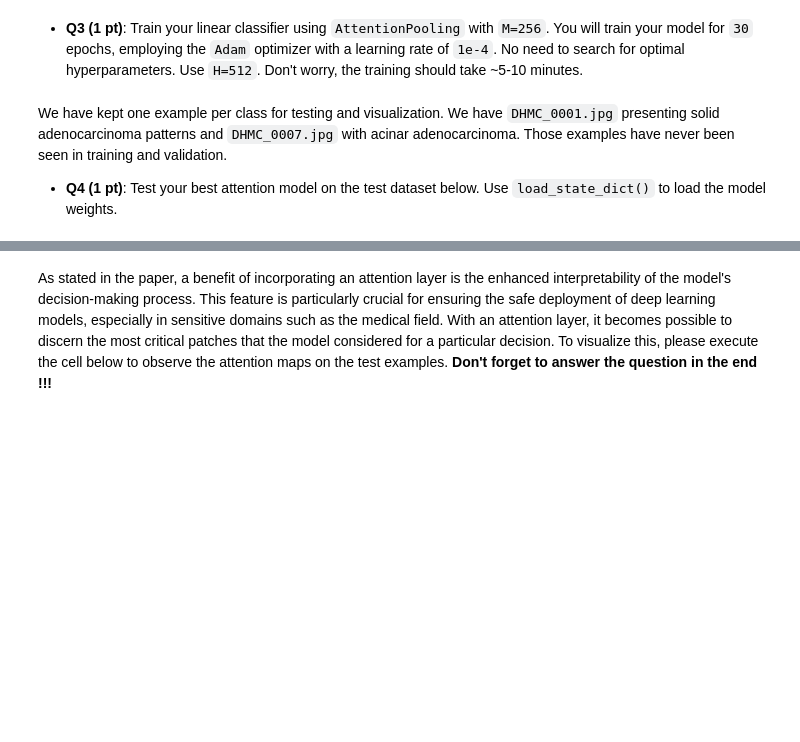
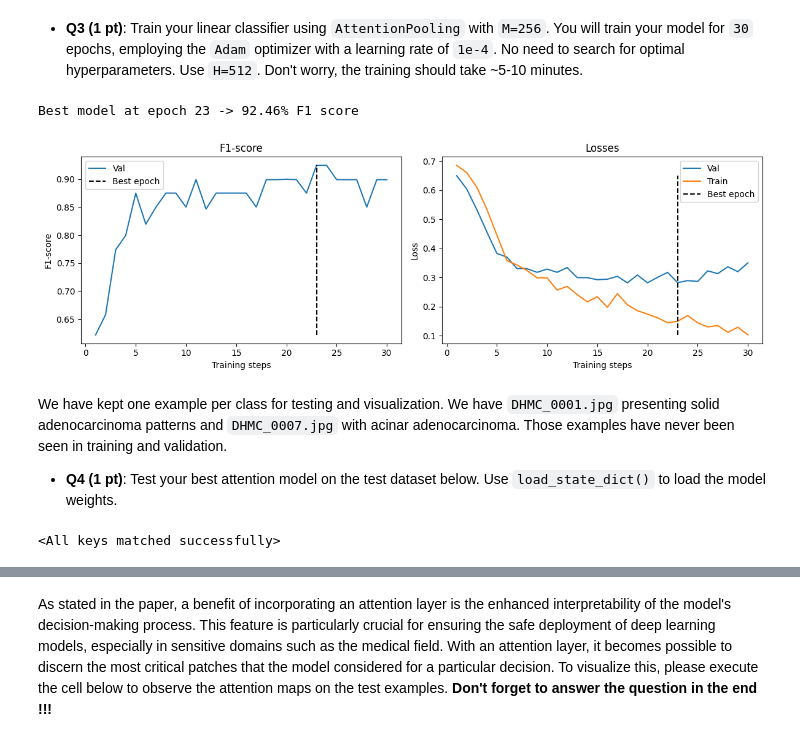
Before and after one commit to sinarollin/Group17, a Jupyter notebook: labs/lab_03_group_17.ipynb, the cells around one changed output, grey strips where cells are left out. Drawn from its saved outputs; the diff is of its cells as text; code cells hidden in the pictures; blank space fills up the shorter version.

```diff
--- a/labs/lab_03_group_17.ipynb
+++ b/labs/lab_03_group_17.ipynb
@@ -681,6 +861,7 @@ def train(model : nn.Module, train_loader : DataLoader, val_loader : DataLoader,
 # %% [markdown]
 * **Q3 (1 pt)**: Train a linear classifier using `AveragePooling` for `30` epochs, employing the `Adam` optimizer with a learning rate of `1e-3`. No need to search for optimal hyperparameters. Refer to the PyTorch documentation for guidance on constructing your optimizer. Use `H=512`. Don't worry, the training might take ~10-15 minutes.
 # %%
+
 # Set seed for reproducibility
 torch.manual_seed(0)
 
@@ -690,7 +871,13 @@ model = None
 optimizer = None
 
 # ------------------
-# Your code here ...
+d, H, M, n_classes = 768, 521, 256, 2
+epochs = 30
+model = LinearClassifier(in_dim=d, H=H, n_classes=n_classes, pooling_fn=AveragePooling())
+optimizer = torch.optim.Adam(model.parameters(), lr=1e-3)
+
+
+
 # ------------------
 # %%
 ################################################################
@@ -720,7 +927,17 @@ class Attn_Net_Gated(nn.Module):
         super(Attn_Net_Gated, self).__init__()
 
         # ------------------
-        # Your code here ...
+        self.attention_V = nn.Sequential(
+            nn.Linear(L, M), # matrix V
+            nn.Tanh()
+        )
+
+        self.attention_U = nn.Sequential(
+            nn.Linear(L, M), # matrix U
+            nn.Sigmoid()
+        )
+
+        self.attention_w = nn.Linear(M, 1)
         # ------------------
 
     def forward(self, x):
@@ -733,7 +950,10 @@ class Attn_Net_Gated(nn.Module):
         """
         A = torch.zeros((1,), dtype=x.dtype)
         # ------------------
-        # Your code here ...
+        A_U = self.attention_U(x)  # KxL
+        A_V = self.attention_V(x)  # KxL
+        A = self.attention_w(A_V * A_U) # element wise multiplication # KxATTENTION_BRANCHES
+        A = F.softmax(A, dim=0)  # softmax over K
         # ------------------
 
         return A
@@ -767,7 +989,10 @@ class AttentionPooling(nn.Module):
         Y = None
 
         # ------------------
-        # Your code here ...
+        if len(x.shape) == 3:
+            x = x.squeeze(0)  # Remove the first dimension if it's a singleton batch
+        A = self.attention_net(x).T
+        Y = torch.mm(A, x)
         # ------------------
 
         # Check if need to return attention
@@ -787,15 +1012,21 @@ model = None
 optimizer = None
 
 # ------------------
-# Your code here ...
+d, H, M, n_classes = 768, 512, 256, 2
+epochs = 30
+model = LinearClassifier(in_dim=d, H=H, n_classes=n_classes, pooling_fn=AttentionPooling(H, M))
+optimizer = torch.optim.Adam(model.parameters(), lr=1e-4)
 # ------------------
 # %%
 ################################################################
 ############################ TEST ##############################
 ################################################################
 
 # Train and Plot results
-plot_training(model, train, train_loader, val_loader, epochs=epochs, optimizer=optimizer)
+best_model = plot_training(model, train, train_loader, val_loader, epochs=epochs, optimizer=optimizer)
+# %% [output]
+Best model at epoch 23 -> 92.46% F1 score
+[figure, added]
 # %% [markdown]
 We have kept one example per class for testing and visualization. We have `DHMC_0001.jpg` presenting solid adenocarcinoma patterns and `DHMC_0007.jpg` with acinar adenocarcinoma. Those examples have never been seen in training and validation.
 
@@ -810,8 +1041,12 @@ test_loader = DataLoader(test_dataset, batch_size=1, shuffle=False)
 model = None
 
 # ------------------
-# Your code here ...
+model = LinearClassifier(in_dim=d, H=H, n_classes=n_classes, pooling_fn=AttentionPooling(H, M))
+model.load_state_dict(best_model)
+
 # ------------------
+# %% [output]
+<All keys matched successfully>
 # %%
 ################################################################
 ############################ TEST ##############################
```
Also changed, not shown: parts of 39 cells of this notebook, 1 other file.
